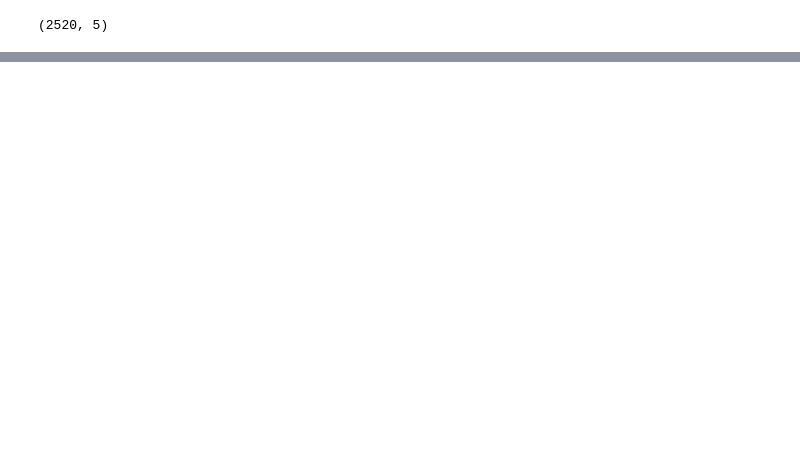
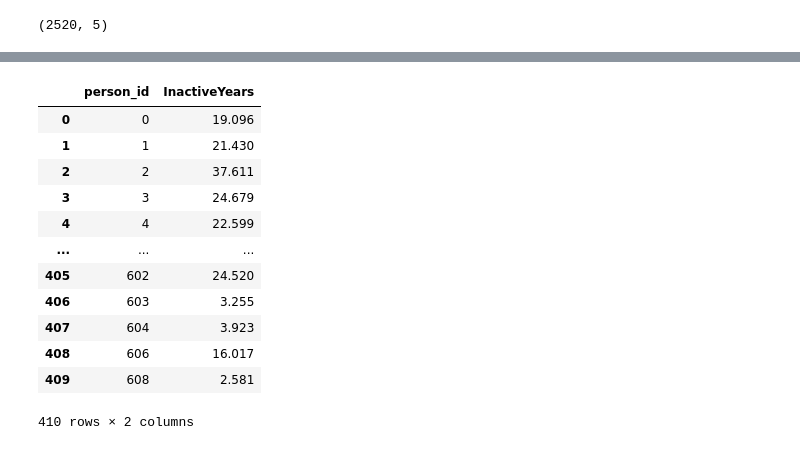
Before and after one commit to E-tech-coder/DataScienceCapstoneProject, a Jupyter notebook: RuleBasedSeniority.ipynb, the cells around one changed output, grey strips where cells are left out. Drawn from its saved outputs; the diff is of its cells as text; code cells hidden in the pictures; blank space fills up the shorter version.

```diff
--- a/RuleBasedSeniority.ipynb
+++ b/RuleBasedSeniority.ipynb
@@ -248,0 +268,16 @@ df.to_csv('/content/DataScienceCapstoneProject/seniorityPredict.csv', sep = ";")
+# %%
+Inactive_Y
+# %% [output]
+|  | person_id | InactiveYears |
+| 0 | 0 | 19.096 |
+| 1 | 1 | 21.430 |
+| 2 | 2 | 37.611 |
+| 3 | 3 | 24.679 |
+| 4 | 4 | 22.599 |
+| ... | ... | ... |
+| 405 | 602 | 24.520 |
+| 406 | 603 | 3.255 |
+| 407 | 604 | 3.923 |
+| 408 | 606 | 16.017 |
+| 409 | 608 | 2.581 |
+410 rows × 2 columns
```
Also changed, not shown: parts of 10 cells of this notebook.
